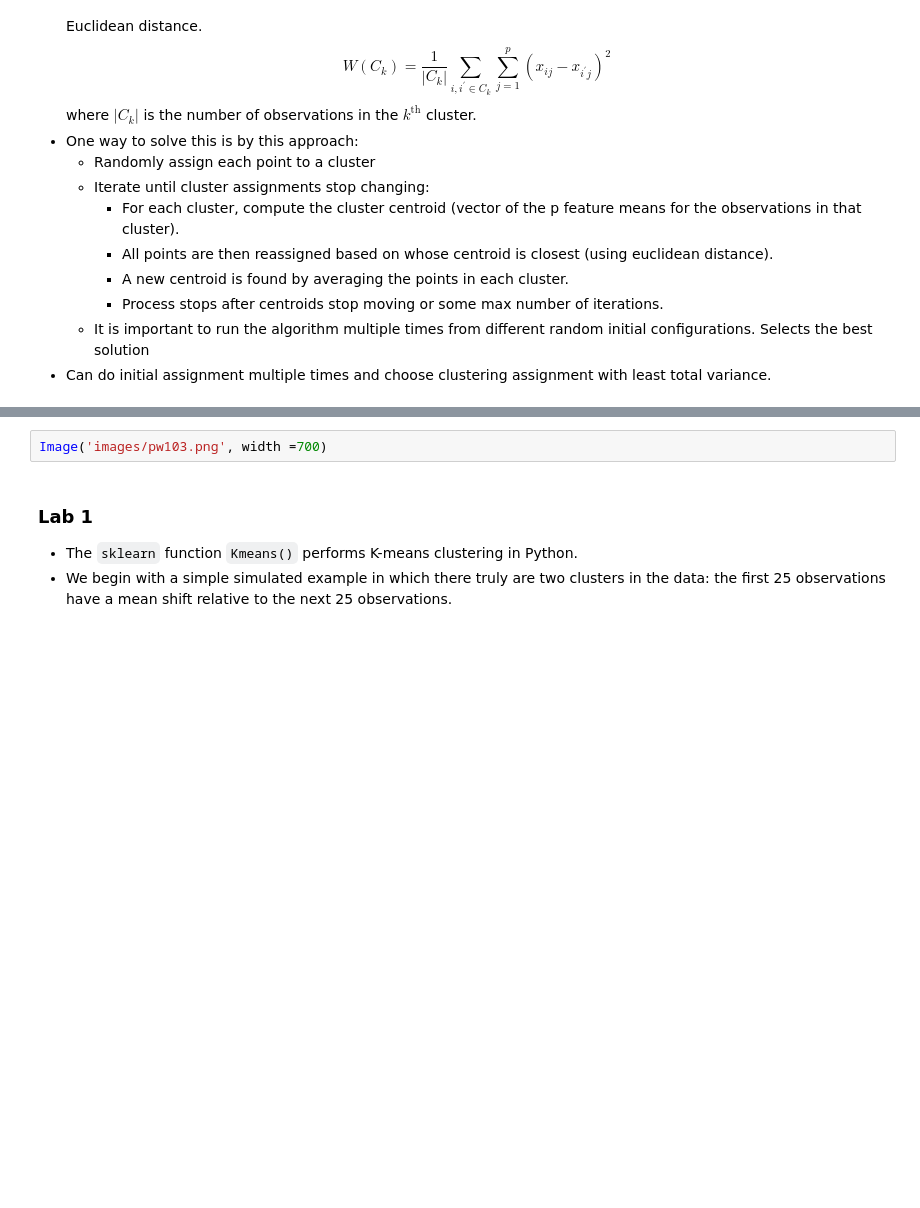
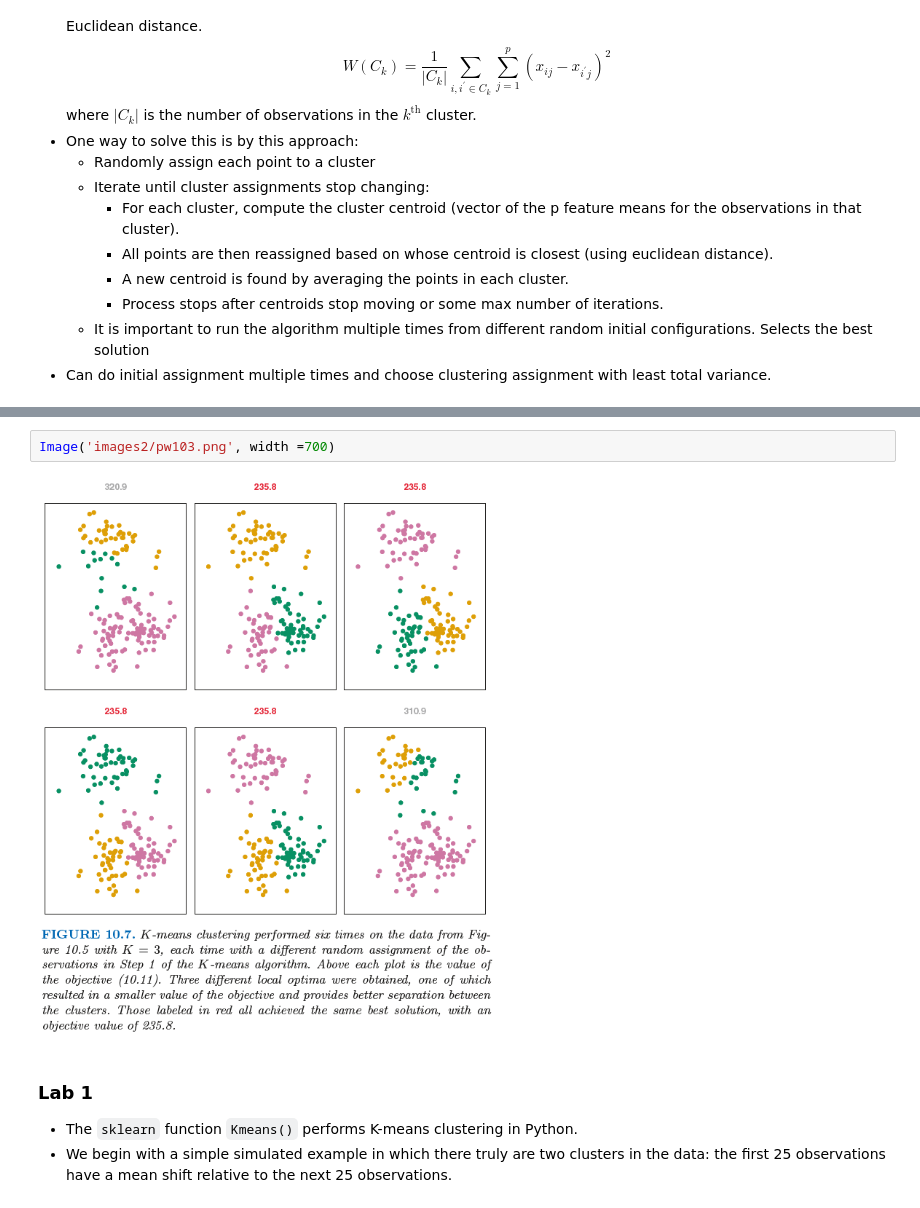
Before and after one commit to muzaffarizamuddin/machine-learning-course, a Jupyter notebook: week11.ipynb, the cells around one changed output, grey strips where cells are left out. Saved outputs shown, nothing was run; the diff lists cells and outputs as text; blank space fills up the shorter version.

```diff
--- a/week11.ipynb
+++ b/week11.ipynb
@@ -39,5 +69,7 @@ Image('images/pw102.png', width =700)
 # %%
-Image('images/pw103.png', width =700)
+Image('images2/pw103.png', width =700)
+# %% [output]
+[figure, added]
 # %% [markdown]
 ### Lab 1
 + The `sklearn` function `Kmeans()` performs K-means clustering in Python.
```
Also changed, not shown: parts of 9 cells of this notebook, 1 other file.
